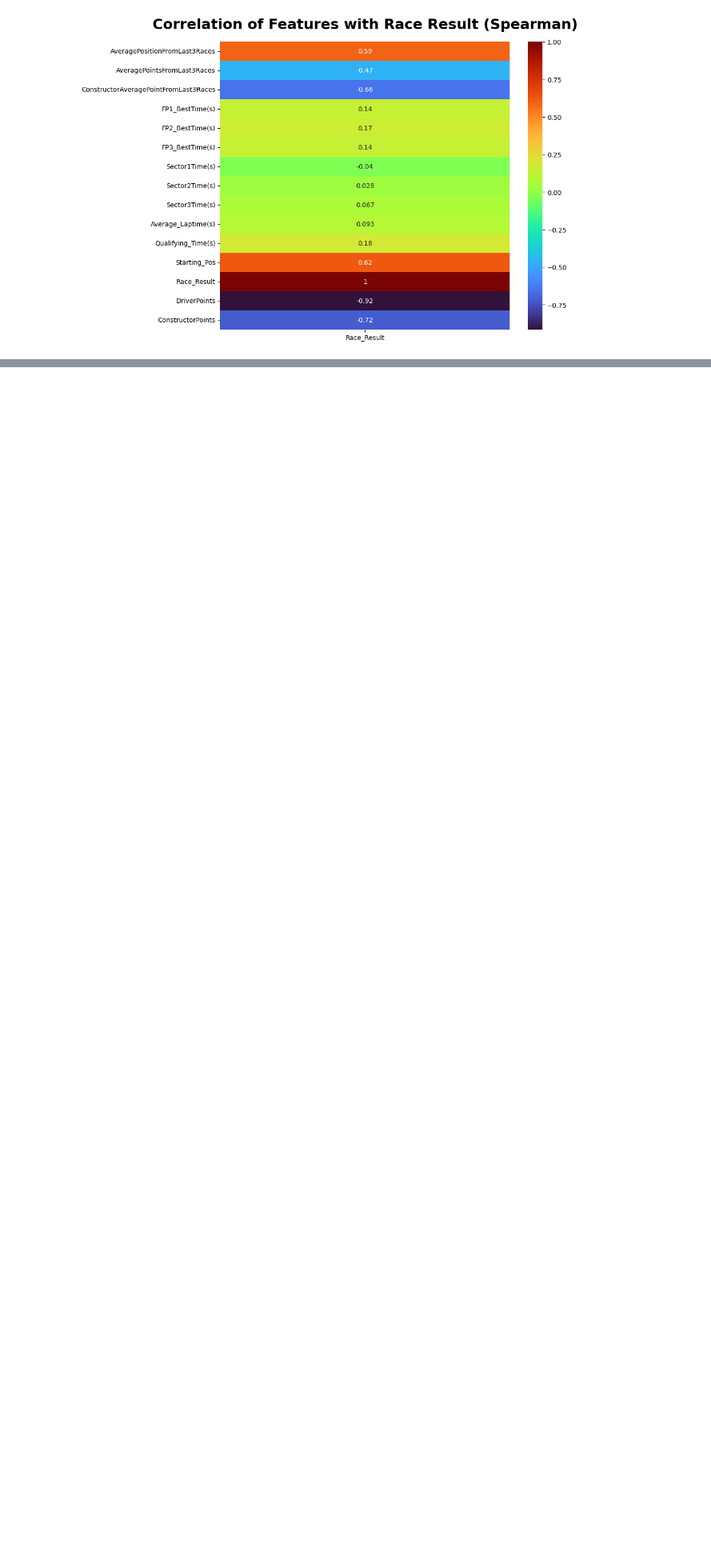
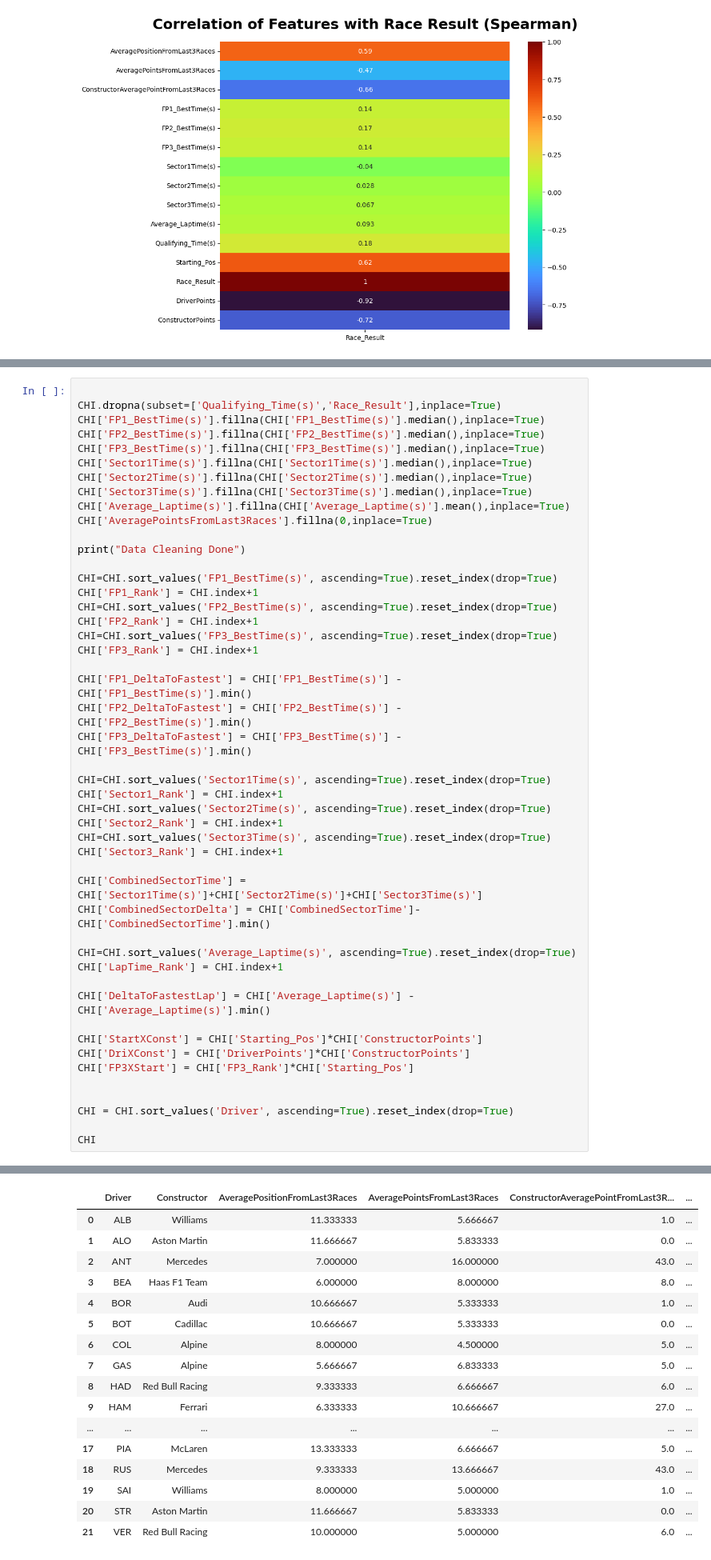
Before and after one commit to SatyamKumar457/F1-2026-Prediction, a Jupyter notebook: Race/06.MonacoGP/EDA.ipynb, the cells around one changed output, grey strips where cells are left out. Shown at 80% size. Drawn from its saved outputs; the diff is of its cells as text; blank space fills up the shorter version.

```diff
--- a/Race/06.MonacoGP/EDA.ipynb
+++ b/Race/06.MonacoGP/EDA.ipynb
@@ -198,0 +351,49 @@ for RACE in Races:
+# %%
+
+CHI.dropna(subset=['Qualifying_Time(s)','Race_Result'],inplace=True)
+CHI['FP1_BestTime(s)'].fillna(CHI['FP1_BestTime(s)'].median(),inplace=True)
+CHI['FP2_BestTime(s)'].fillna(CHI['FP2_BestTime(s)'].median(),inplace=True)
+CHI['FP3_BestTime(s)'].fillna(CHI['FP3_BestTime(s)'].median(),inplace=True)
+CHI['Sector1Time(s)'].fillna(CHI['Sector1Time(s)'].median(),inplace=True)
+CHI['Sector2Time(s)'].fillna(CHI['Sector2Time(s)'].median(),inplace=True)
+CHI['Sector3Time(s)'].fillna(CHI['Sector3Time(s)'].median(),inplace=True)
+CHI['Average_Laptime(s)'].fillna(CHI['Average_Laptime(s)'].mean(),inplace=True)
+CHI['AveragePointsFromLast3Races'].fillna(0,inplace=True)
+
+print("Data Cleaning Done")
+
+CHI=CHI.sort_values('FP1_BestTime(s)', ascending=True).reset_index(drop=True)
+CHI['FP1_Rank'] = CHI.index+1
+CHI=CHI.sort_values('FP2_BestTime(s)', ascending=True).reset_index(drop=True)
+CHI['FP2_Rank'] = CHI.index+1
+CHI=CHI.sort_values('FP3_BestTime(s)', ascending=True).reset_index(drop=True)
+CHI['FP3_Rank'] = CHI.index+1
+
+CHI['FP1_DeltaToFastest'] = CHI['FP1_BestTime(s)'] - CHI['FP1_BestTime(s)'].min()
+CHI['FP2_DeltaToFastest'] = CHI['FP2_BestTime(s)'] - CHI['FP2_BestTime(s)'].min()
+CHI['FP3_DeltaToFastest'] = CHI['FP3_BestTime(s)'] - CHI['FP3_BestTime(s)'].min()
+
+CHI=CHI.sort_values('Sector1Time(s)', ascending=True).reset_index(drop=True)
+CHI['Sector1_Rank'] = CHI.index+1
+CHI=CHI.sort_values('Sector2Time(s)', ascending=True).reset_index(drop=True)
+CHI['Sector2_Rank'] = CHI.index+1
+CHI=CHI.sort_values('Sector3Time(s)', ascending=True).reset_index(drop=True)
+CHI['Sector3_Rank'] = CHI.index+1
+
+CHI['CombinedSectorTime'] = CHI['Sector1Time(s)']+CHI['Sector2Time(s)']+CHI['Sector3Time(s)']
+CHI['CombinedSectorDelta'] = CHI['CombinedSectorTime']-CHI['CombinedSectorTime'].min()
+
+CHI=CHI.sort_values('Average_Laptime(s)', ascending=True).reset_index(drop=True)
+CHI['LapTime_Rank'] = CHI.index+1
+
+CHI['DeltaToFastestLap'] = CHI['Average_Laptime(s)'] - CHI['Average_Laptime(s)'].min()
+
+CHI['StartXConst'] = CHI['Starting_Pos']*CHI['ConstructorPoints']
+CHI['DriXConst'] = CHI['DriverPoints']*CHI['ConstructorPoints']
+CHI['FP3XStart'] = CHI['FP3_Rank']*CHI['Starting_Pos']
+
+
+CHI = CHI.sort_values('Driver', ascending=True).reset_index(drop=True)
+
+CHI
+# %% [output]
@@ -198,0 +418,17 @@ for RACE in Races:
+|  | Driver | Constructor | AveragePositionFromLast3Races | AveragePointsFromLast3Races | ConstructorAveragePointFromLast3R... | ... |
+| 0 | ALB | Williams | 11.333333 | 5.666667 | 1.0 | ... |
+| 1 | ALO | Aston Martin | 11.666667 | 5.833333 | 0.0 | ... |
+| 2 | ANT | Mercedes | 7.000000 | 16.000000 | 43.0 | ... |
+| 3 | BEA | Haas F1 Team | 6.000000 | 8.000000 | 8.0 | ... |
+| 4 | BOR | Audi | 10.666667 | 5.333333 | 1.0 | ... |
+| 5 | BOT | Cadillac | 10.666667 | 5.333333 | 0.0 | ... |
+| 6 | COL | Alpine | 8.000000 | 4.500000 | 5.0 | ... |
+| 7 | GAS | Alpine | 5.666667 | 6.833333 | 5.0 | ... |
+| 8 | HAD | Red Bull Racing | 9.333333 | 6.666667 | 6.0 | ... |
+| 9 | HAM | Ferrari | 6.333333 | 10.666667 | 27.0 | ... |
+| ... | ... | ... | ... | ... | ... | ... |
+| 17 | PIA | McLaren | 13.333333 | 6.666667 | 5.0 | ... |
+| 18 | RUS | Mercedes | 9.333333 | 13.666667 | 43.0 | ... |
+| 19 | SAI | Williams | 8.000000 | 5.000000 | 1.0 | ... |
+| 20 | STR | Aston Martin | 11.666667 | 5.833333 | 0.0 | ... |
+| 21 | VER | Red Bull Racing | 10.000000 | 5.000000 | 6.0 | ... |
```
Also changed, not shown: parts of 12 cells of this notebook, 4 other files.
